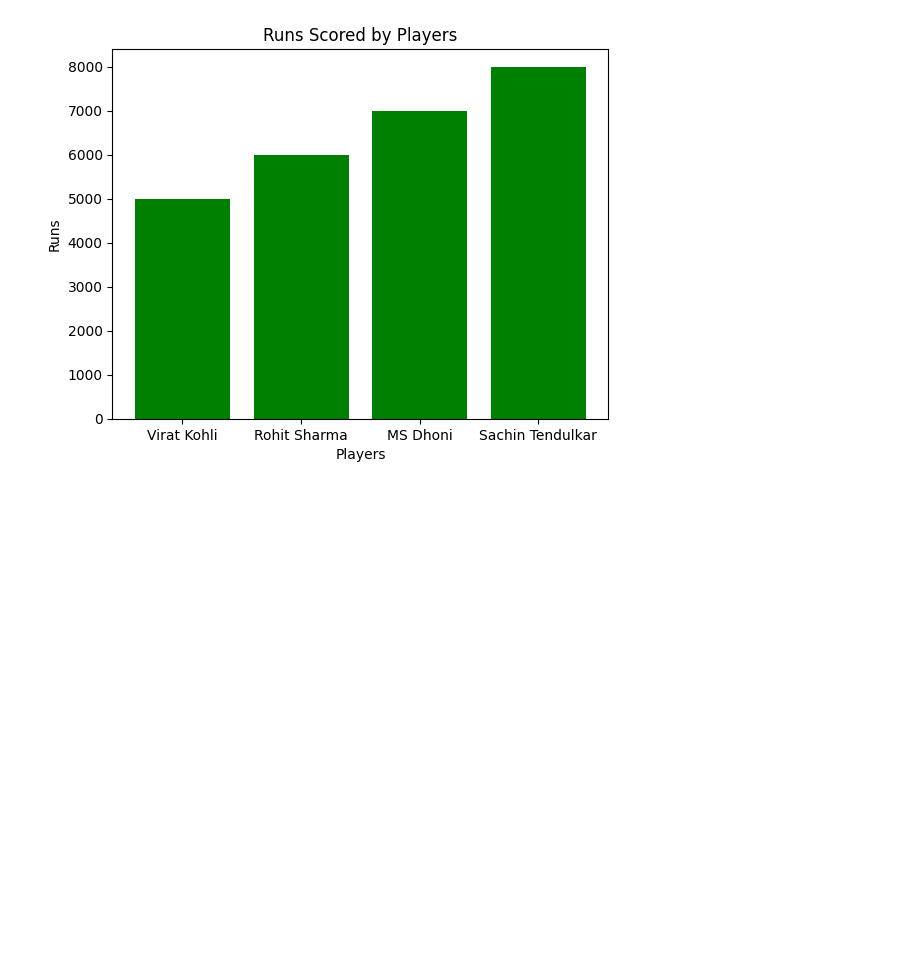
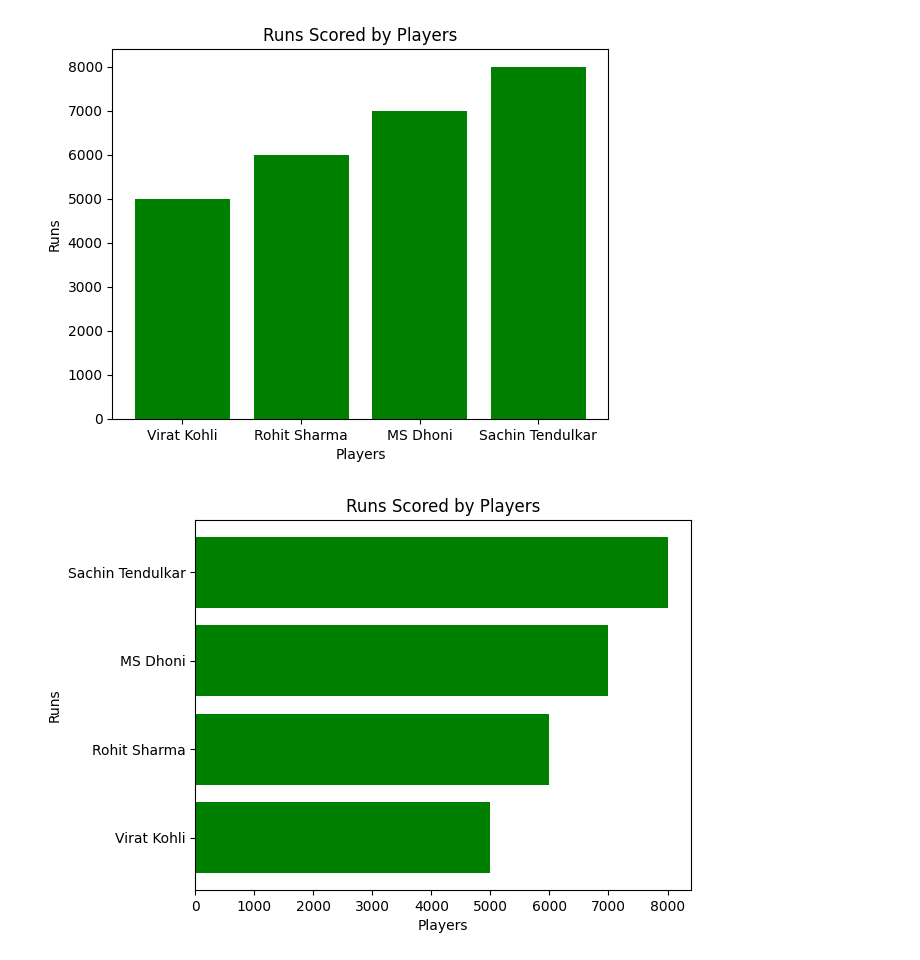
Before and after one commit to Avanish7974/Matplotlib, a Jupyter notebook: histogram.ipynb, the cells around one changed output. Cells and saved outputs as stored; diff of their text form; code cells hidden in the pictures; blank space fills up the shorter version.

Commit message:
graph

```diff
--- a/histogram.ipynb
+++ b/histogram.ipynb
@@ -72,3 +72,14 @@ plt.ylabel('Runs')
 plt.show()
 # %% [output]
 [figure]
+# %%
+from matplotlib import pyplot as plt
+players = ['Virat Kohli', 'Rohit Sharma', 'MS Dhoni', 'Sachin Tendulkar']
+runs = [5000, 6000, 7000, 8000]
+plt.barh(players, runs, color='green')
+plt.title('Runs Scored by Players')
+plt.xlabel('Players')
+plt.ylabel('Runs')
+plt.show()
+# %% [output]
+[figure, added]
```
